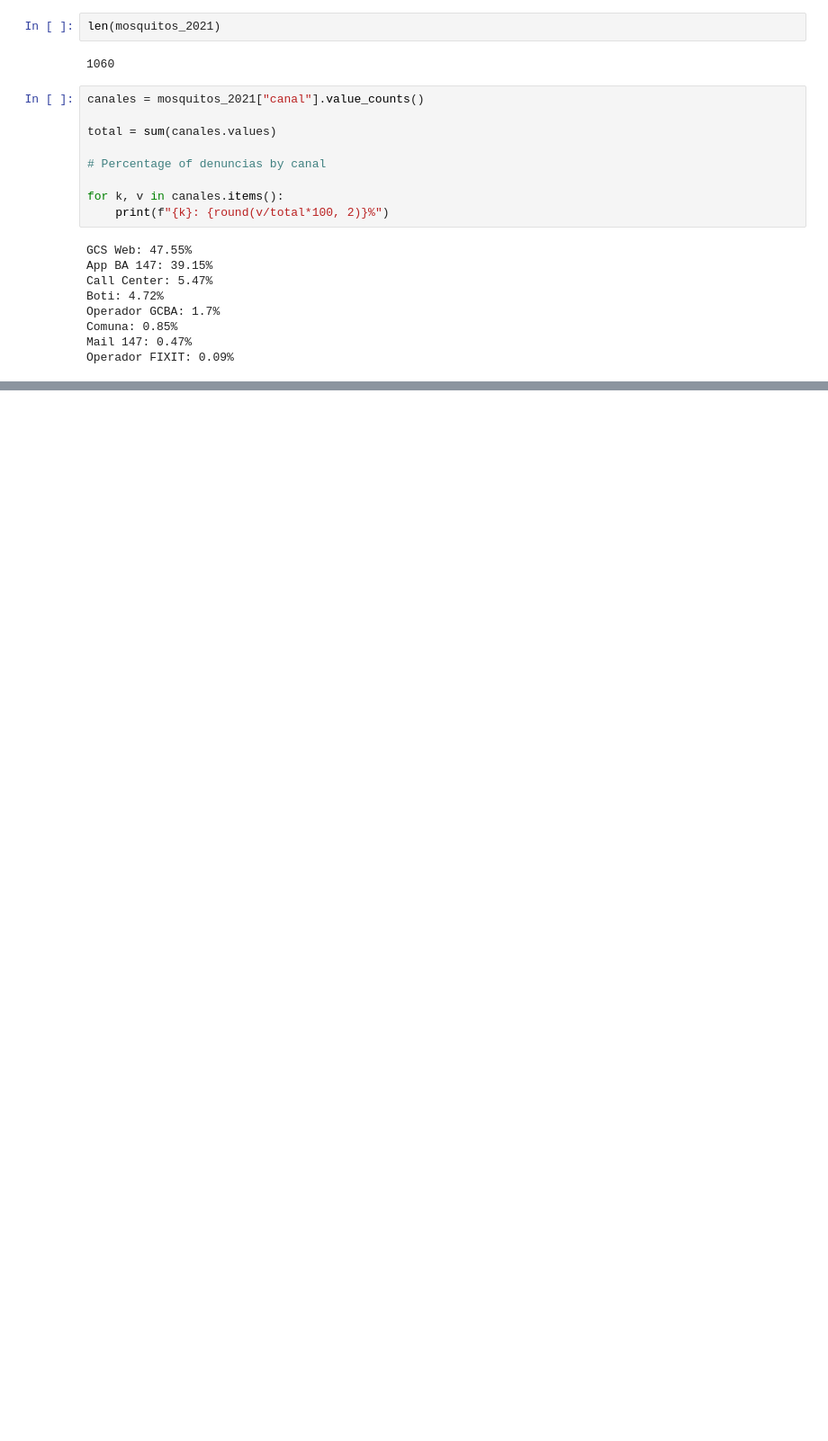
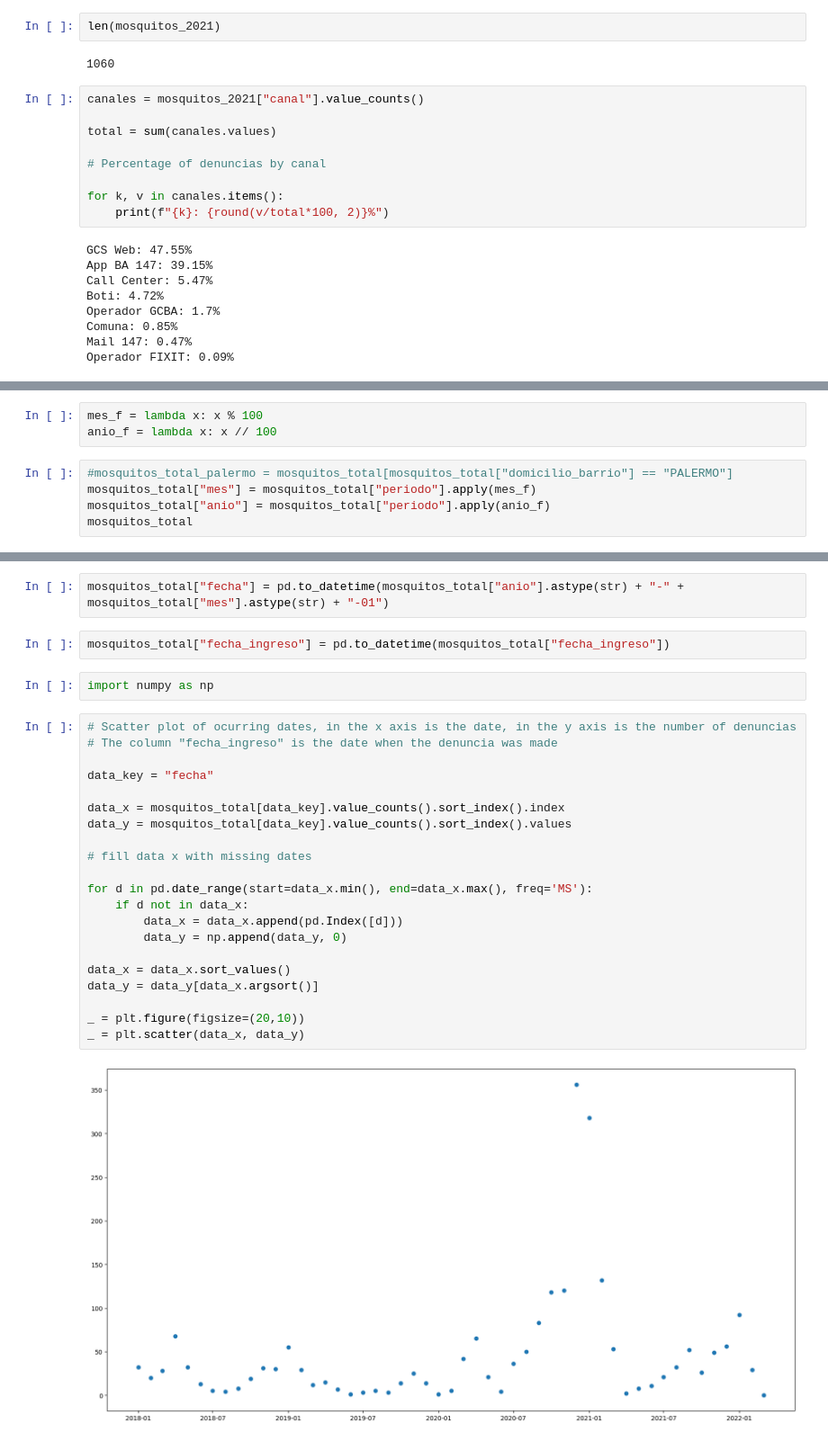
Before and after one commit to Luquish/vd_s1_parcial_mazzarello_pardo, a Jupyter notebook: data/proccessing.ipynb, the cells around one changed output, grey strips where cells are left out. Shown at 90% size. Drawn from its saved outputs; the diff is of its cells as text; blank space fills up the shorter version.

```diff
--- a/data/proccessing.ipynb
+++ b/data/proccessing.ipynb
@@ -181,0 +186,8 @@ Operador FIXIT: 0.09%
+# %%
+mes_f = lambda x: x % 100
+anio_f = lambda x: x // 100
+# %%
+#mosquitos_total_palermo = mosquitos_total[mosquitos_total["domicilio_barrio"] == "PALERMO"]
+mosquitos_total["mes"] = mosquitos_total["periodo"].apply(mes_f)
+mosquitos_total["anio"] = mosquitos_total["periodo"].apply(anio_f)
+mosquitos_total
@@ -181,0 +208,29 @@ Operador FIXIT: 0.09%
+# %%
+mosquitos_total["fecha"] = pd.to_datetime(mosquitos_total["anio"].astype(str) + "-" + mosquitos_total["mes"].astype(str) + "-01")
+# %%
+mosquitos_total["fecha_ingreso"] = pd.to_datetime(mosquitos_total["fecha_ingreso"])
+# %%
+import numpy as np
+# %%
+# Scatter plot of ocurring dates, in the x axis is the date, in the y axis is the number of denuncias
+# The column "fecha_ingreso" is the date when the denuncia was made
+
+data_key = "fecha"
+
+data_x = mosquitos_total[data_key].value_counts().sort_index().index
+data_y = mosquitos_total[data_key].value_counts().sort_index().values
+
+# fill data x with missing dates
+
+for d in pd.date_range(start=data_x.min(), end=data_x.max(), freq='MS'):
+    if d not in data_x:
+        data_x = data_x.append(pd.Index([d]))
+        data_y = np.append(data_y, 0)
+
+data_x = data_x.sort_values()
+data_y = data_y[data_x.argsort()]
+
+_ = plt.figure(figsize=(20,10))
+_ = plt.scatter(data_x, data_y)
+# %% [output]
+[figure, added]
```
Also changed, not shown: parts of 9 cells of this notebook, 6 other files.
